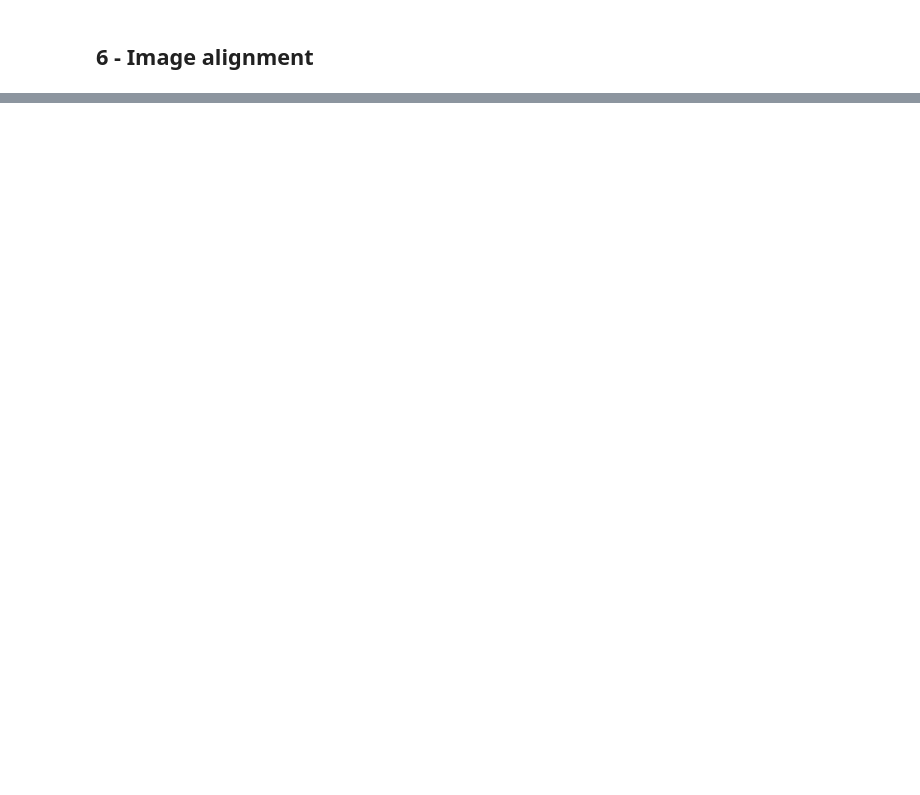
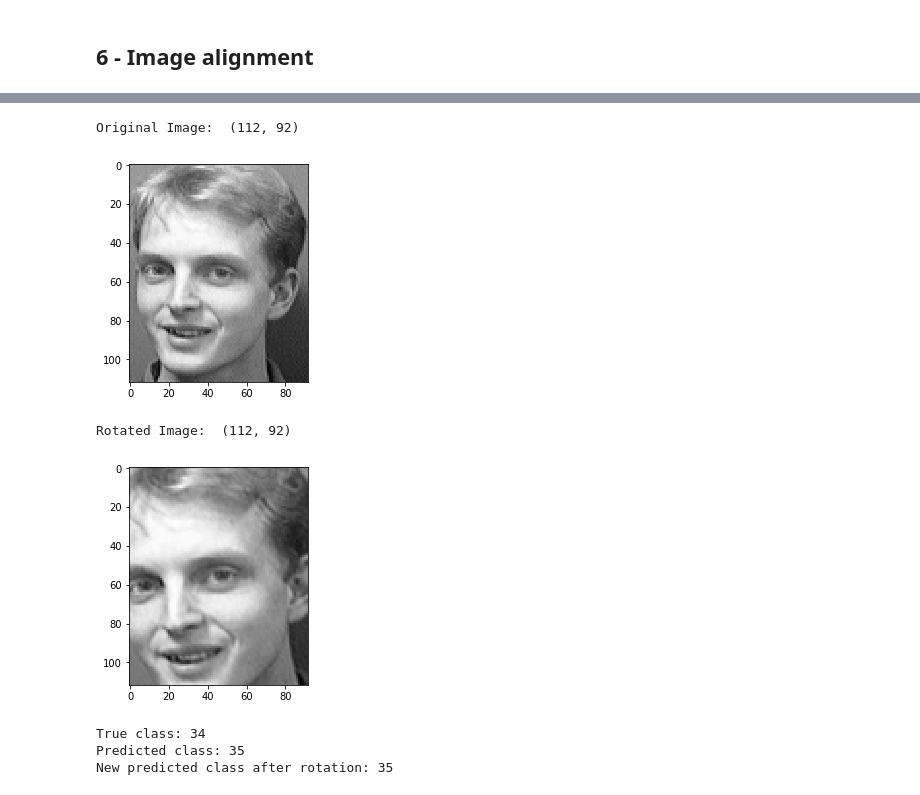
Before and after one commit to egoliuk/ml_course, a Jupyter notebook: Week_2/Face_recognition_with_ORL/Face recognition with ORL.ipynb, the cells around one changed output, grey strips where cells are left out. Cells and saved outputs as stored; diff of their text form; code cells hidden in the pictures; blank space fills up the shorter version.

```diff
--- a/Week_2/Face_recognition_with_ORL/Face recognition with ORL.ipynb
+++ b/Week_2/Face_recognition_with_ORL/Face recognition with ORL.ipynb
@@ -80,16 +81,0 @@ Euclidean distance between first rows:  19.765694
-# %%
-def classify(train_data, train_labels, testData, numberOfClasses = num_classes, k = 1):
-    #Euclidean distance between 2-dimensional point
-    test_labels = []
-    for testPoint in testData:
-        #Claculate distances between test point and all of the train points
-        testDist = [ [find_euclidean_distance(testPoint, train_data[i]), train_labels[i][0]] for i in range(train_data.shape[0])]
-        #How many points of each class among nearest K
-        stat = [0 for i in range(numberOfClasses)]
-
-        for d in sorted(testDist)[0:k]:
-            stat[d[1]] += 1.0
-        #Assign a class with the most number of occurences among K nearest neighbours
-        test_labels.append( sorted(zip(stat, range(numberOfClasses)), reverse=True)[0][1] )
-    return np.array(test_labels).reshape(80,1)
-#     return test_labels.reshape(80,1)
@@ -312 +372,29 @@ Rotated Image:  (112, 92)
 Done
+# %%
+image_origin = test_X[68]
+image_origin = np.copy(image_origin).reshape(image_height, image_width)
+print("Original Image: ", image_origin.shape)
+plt.imshow(image_origin)
+plt.show()
+
+image_rotated = rotate_image(np.copy(image_origin), angle)
+print("Rotated Image: ", image_rotated.shape)
+plt.imshow(image_rotated)
+plt.show()
+
+
+# print(predicted_Y.flatten())
+# print(test_Y.flatten())
+print("True class:", test_Y.flatten()[68])
+print("Predicted class:", predicted_Y.flatten()[68])
+test_X_rotated = np.copy(image_rotated).reshape(1, image_rotated.shape[0]*image_rotated.shape[1])
+predicted_Y_rotated = classify(train_X, train_Y, test_X_rotated)
+print("New predicted class after rotation:", predicted_Y_rotated.flatten()[0])
+# %% [output]
+Original Image:  (112, 92)
+[figure, added]
+Rotated Image:  (112, 92)
+[figure, added]
+True class: 34
+Predicted class: 35
+New predicted class after rotation: 35
```
Also changed, not shown: parts of 19 cells of this notebook.
